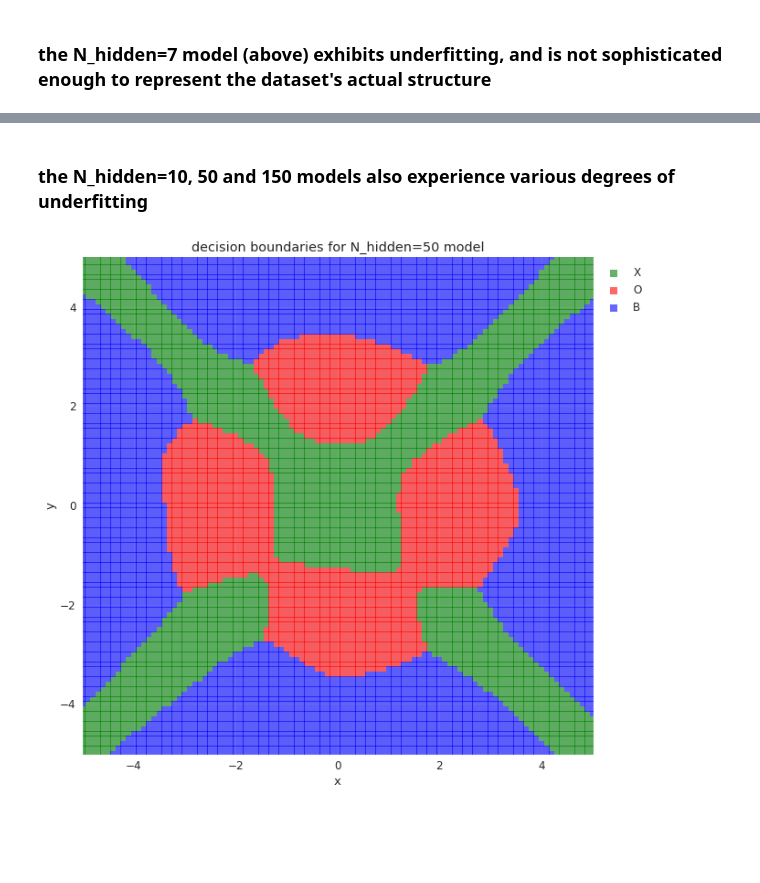
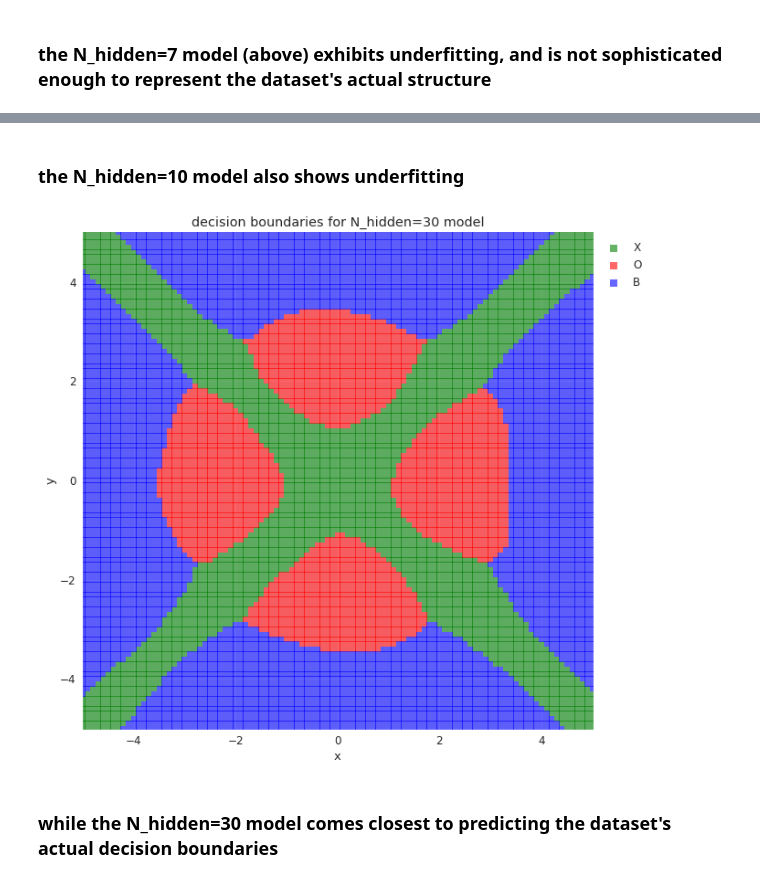
Before and after one commit to joehahn/spark-one-off, a Jupyter notebook: dashboard.ipynb, the cells around one changed output, grey strips where cells are left out. Cells and saved outputs as stored; diff of their text form; code cells hidden in the pictures; blank space fills up the shorter version.

```diff
--- a/dashboard.ipynb
+++ b/dashboard.ipynb
@@ -200,36 +200,38 @@ grid10 = grid
 # %% [markdown]
-### the N_hidden=10, 50 and 150 models also experience various degrees of underfitting
+### the N_hidden=10 model also shows underfitting
 # %%
-#decision surface for MLP model having N_hidden=50
-query = 'select * from oneoff.grid where (N_hidden=50)'
+#decision surface for MLP model having 30 neurons in hidden layer
+N_hidden = '30'
+query = 'select * from oneoff.grid where (N_hidden=' + N_hidden + ')'
 grid = pd.read_sql(query, connection)
 #print grid.dtypes
 #print 'number of records in grid = ', len(grid)
 #print grid.head(5)
 f, ax = plt.subplots(figsize=(10, 10))
 df = grid
 clr = 'green'
 idx = df['class_pred'] == 'X'
 xp = df['x'][idx]
 yp = df['y'][idx]
 p = sns.regplot(xp, yp, ax=ax, fit_reg=False, scatter_kws={'alpha':0.6, 's': 26}, color=clr, marker='s', label='X')
 clr = 'red'
 idx = df['class_pred'] == 'O'
 xp = df['x'][idx]
 yp = df['y'][idx]
 sns.regplot(xp, yp, ax=p, fit_reg=False, scatter_kws={'alpha':0.6, 's': 26}, color=clr, marker='s', label='O')
 clr = 'blue'
 idx = df['class_pred'] == 'B'
 xp = df['x'][idx]
 yp = df['y'][idx]
 sns.regplot(xp, yp, ax=p, fit_reg=False, scatter_kws={'alpha':0.6, 's': 26}, color=clr, marker='s', label='B')
-p.set_title("decision boundaries for N_hidden=50 model")
+p.set_title('decision boundaries for N_hidden=' + N_hidden +' model')
 p.set_xlabel('x')
 p.set_ylabel('y')
 p.set_xlim(-5.0, 5.0)
 p.set_ylim(-5.0, 5.0)
 scat_plot = p.legend(bbox_to_anchor=(1.0, 1.0), markerscale=1.5)
-grid50 = grid
 # %% [output]
-[figure, old version]
+[figure, new version]
+# %% [markdown]
+### while the N_hidden=30 model comes closest to predicting the dataset's actual decision boundaries
 # %%
```
Also changed, not shown: parts of 14 cells of this notebook.
